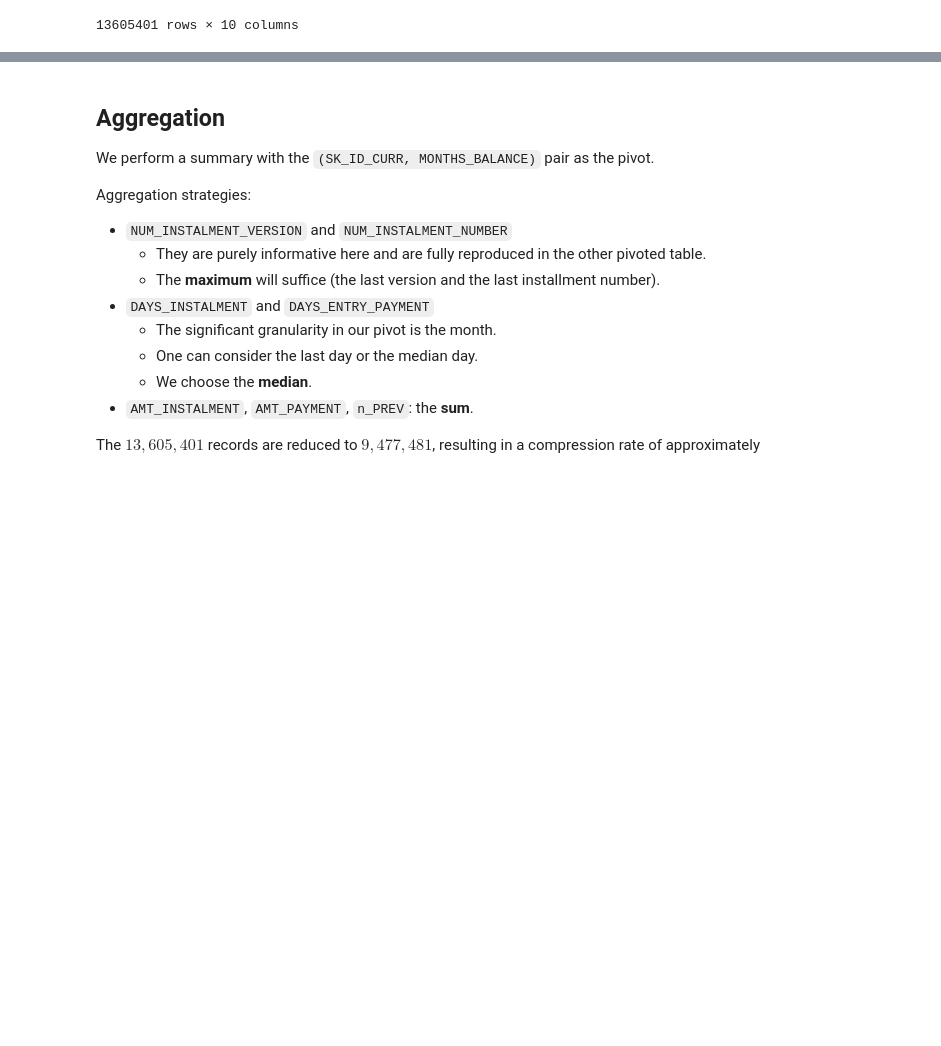
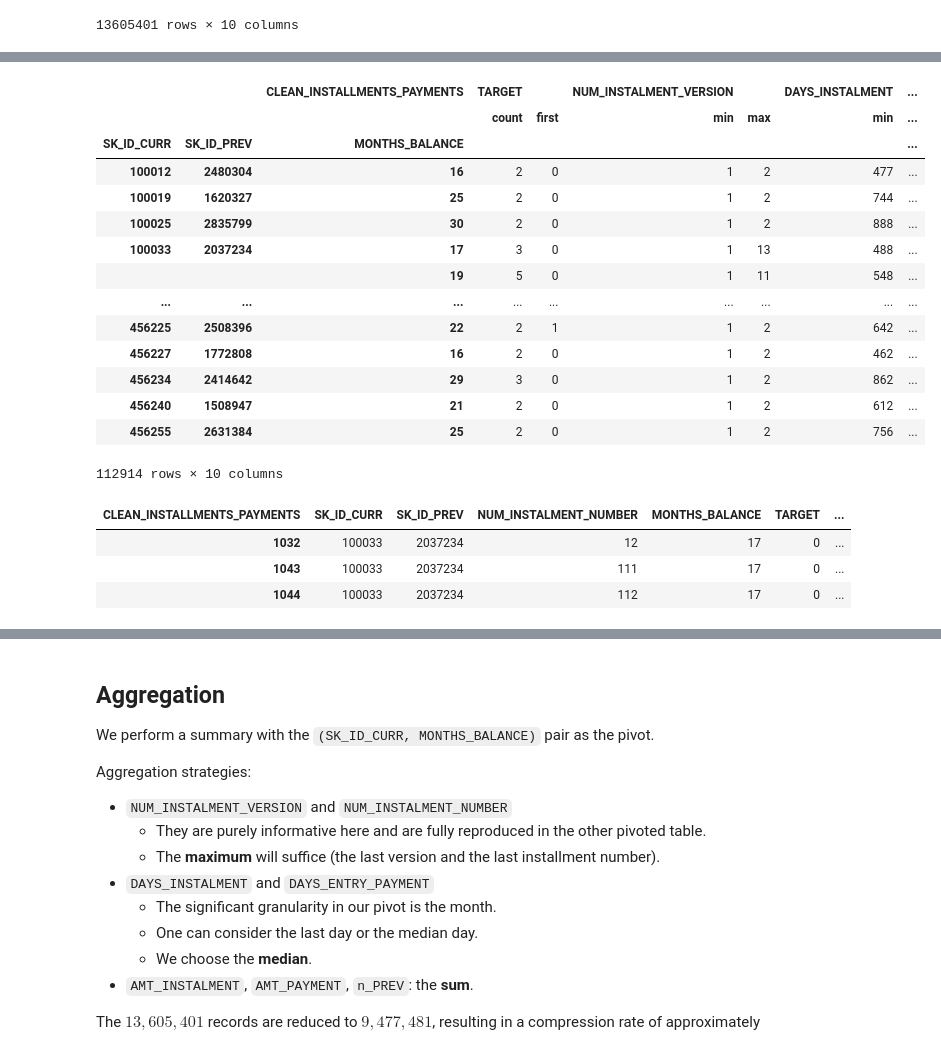
Before and after one commit to Franck-PepperLabs/pepper_credit_scoring_tool, a Jupyter notebook: notebooks/feature_engineering/merge/grouped_installments_payments.ipynb, the cells around one changed output, grey strips where cells are left out. Cells and saved outputs as stored; diff of their text form; code cells hidden in the pictures; blank space fills up the shorter version.

```diff
--- a/notebooks/feature_engineering/merge/grouped_installments_payments.ipynb
+++ b/notebooks/feature_engineering/merge/grouped_installments_payments.ipynb
@@ -40,0 +434,32 @@ number of samples: 13 605 401
+# %%
+display(aggregated[
+    aggregated[("NUM_INSTALMENT_VERSION", "min")]
+    != aggregated[("NUM_INSTALMENT_VERSION", "max")]
+])
+# %% [output]
+|  |  | CLEAN_INSTALLMENTS_PAYMENTS | TARGET |  | NUM_INSTALMENT_VERSION |  | DAYS_INSTALMENT | ... |
+|  |  |  | count | first | min | max | min | ... |
+| SK_ID_CURR | SK_ID_PREV | MONTHS_BALANCE |  |  |  |  |  | ... |
+| 100012 | 2480304 | 16 | 2 | 0 | 1 | 2 | 477 | ... |
+| 100019 | 1620327 | 25 | 2 | 0 | 1 | 2 | 744 | ... |
+| 100025 | 2835799 | 30 | 2 | 0 | 1 | 2 | 888 | ... |
+| 100033 | 2037234 | 17 | 3 | 0 | 1 | 13 | 488 | ... |
+|  |  | 19 | 5 | 0 | 1 | 11 | 548 | ... |
+| ... | ... | ... | ... | ... | ... | ... | ... | ... |
+| 456225 | 2508396 | 22 | 2 | 1 | 1 | 2 | 642 | ... |
+| 456227 | 1772808 | 16 | 2 | 0 | 1 | 2 | 462 | ... |
+| 456234 | 2414642 | 29 | 3 | 0 | 1 | 2 | 862 | ... |
+| 456240 | 1508947 | 21 | 2 | 0 | 1 | 2 | 612 | ... |
+| 456255 | 2631384 | 25 | 2 | 0 | 1 | 2 | 756 | ... |
+112914 rows × 10 columns
+# %%
+_data = data.reset_index()
+display(_data[
+    (_data.SK_ID_CURR == 100033) &
+    (_data.SK_ID_PREV == 2037234) &
+    (_data.MONTHS_BALANCE == 17)])
+# %% [output]
+| CLEAN_INSTALLMENTS_PAYMENTS | SK_ID_CURR | SK_ID_PREV | NUM_INSTALMENT_NUMBER | MONTHS_BALANCE | TARGET | ... |
+| 1032 | 100033 | 2037234 | 12 | 17 | 0 | ... |
+| 1043 | 100033 | 2037234 | 111 | 17 | 0 | ... |
+| 1044 | 100033 | 2037234 | 112 | 17 | 0 | ... |
```
Also changed, not shown: parts of 35 cells of this notebook, 18 other files.
